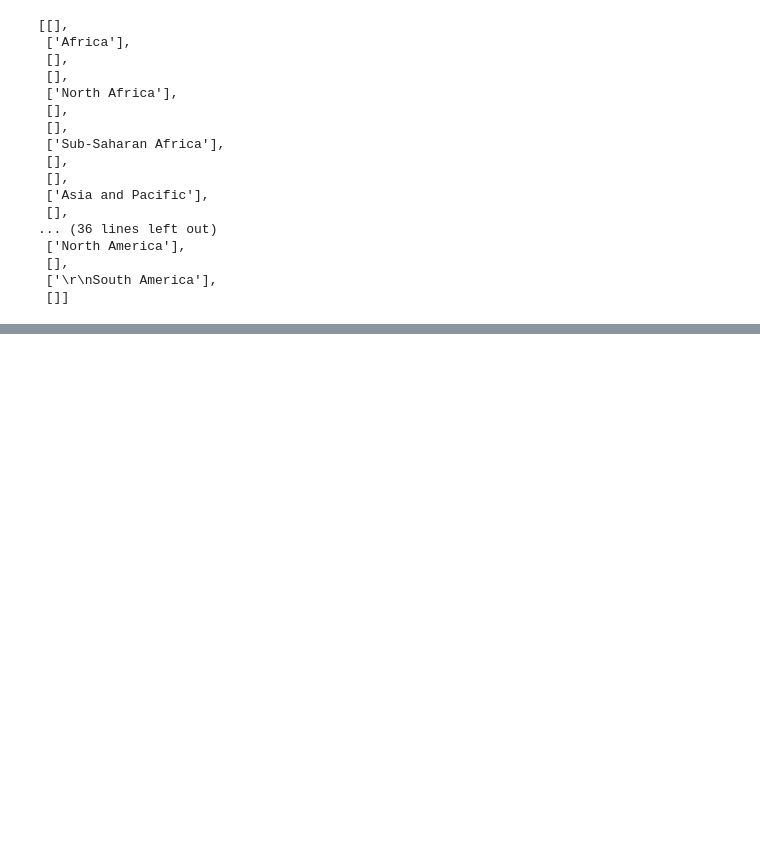
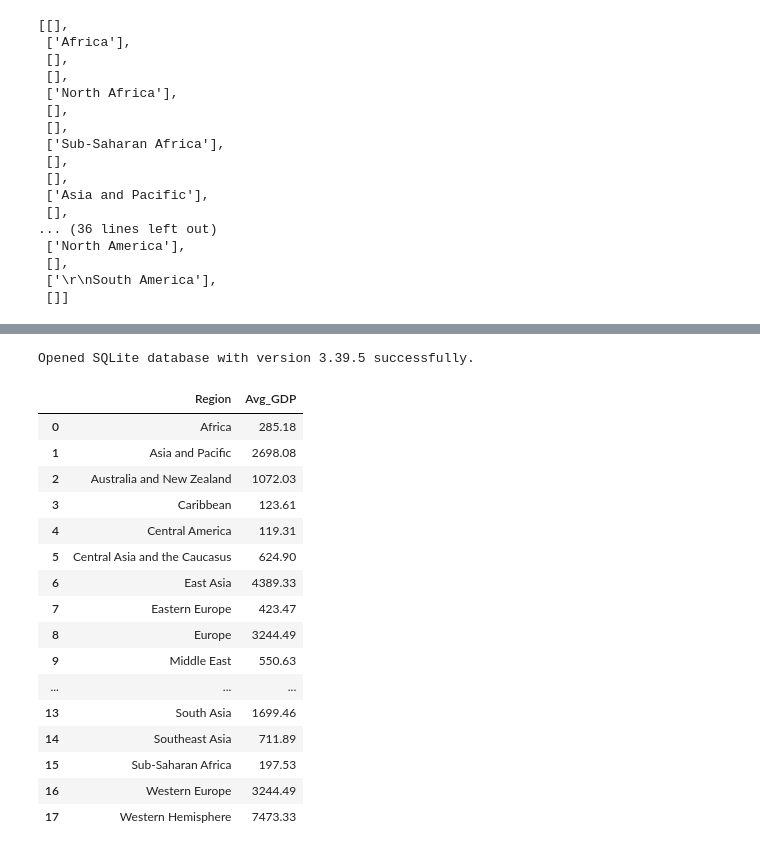
Before and after one commit to SanyaPark/Softeer-Bootcamp, a Jupyter notebook: missions/W1/tmp.ipynb, the cells around one changed output, grey strips where cells are left out. Drawn from its saved outputs; the diff is of its cells as text; code cells hidden in the pictures; blank space fills up the shorter version.

```diff
--- a/missions/W1/tmp.ipynb
+++ b/missions/W1/tmp.ipynb
@@ -111,0 +282,56 @@ AttributeError: 'list' object has no attribute 'split'
+# %%
+try:
+    with sqlite3.connect('World_Economies.db') as conn:
+        print(f"Opened SQLite database with version {sqlite3.sqlite_version} successfully.")
+        cursor = conn.cursor()
+except sqlite3.OperationalError as e:
+    print("Failed to open database:", e)
+# %% [output]
+Opened SQLite database with version 3.39.5 successfully.
+# %%
+sql_region = '''
+WITH RankedCountries AS (
+    SELECT
+        Countries_by_GDP.Country,
+        Countries_by_GDP.GDP_USD_Bilion,
+        B.Region,
+        ROW_NUMBER() OVER (PARTITION BY B.Region ORDER BY GDP_USD_Bilion DESC) AS Rank
+    FROM
+        Countries_by_GDP
+    INNER JOIN
+        Region_Category AS B
+    ON
+        Countries_by_GDP.Country = B.Country
+)
+SELECT
+    Region,
+    ROUND(AVG(GDP_USD_Bilion), 2) AS Avg_GDP
+FROM
+    RankedCountries
+WHERE
+    Rank <= 5
+GROUP BY
+    Region;
+
+'''
+df_region = pd.read_sql_query(sql_region, conn)
+# df_region['Avg_GDP'] = df_region['Avg_GDP'].apply(lambda x: round(x, 2))
+df_region
+# %% [output]
+|  | Region | Avg_GDP |
+| 0 | Africa | 285.18 |
+| 1 | Asia and Pacific | 2698.08 |
+| 2 | Australia and New Zealand | 1072.03 |
+| 3 | Caribbean | 123.61 |
+| 4 | Central America | 119.31 |
+| 5 | Central Asia and the Caucasus | 624.90 |
+| 6 | East Asia | 4389.33 |
+| 7 | Eastern Europe | 423.47 |
+| 8 | Europe | 3244.49 |
+| 9 | Middle East | 550.63 |
+| ... | ... | ... |
+| 13 | South Asia | 1699.46 |
+| 14 | Southeast Asia | 711.89 |
+| 15 | Sub-Saharan Africa | 197.53 |
+| 16 | Western Europe | 3244.49 |
+| 17 | Western Hemisphere | 7473.33 |
```
Also changed, not shown: parts of 15 cells of this notebook, 8 other files.
